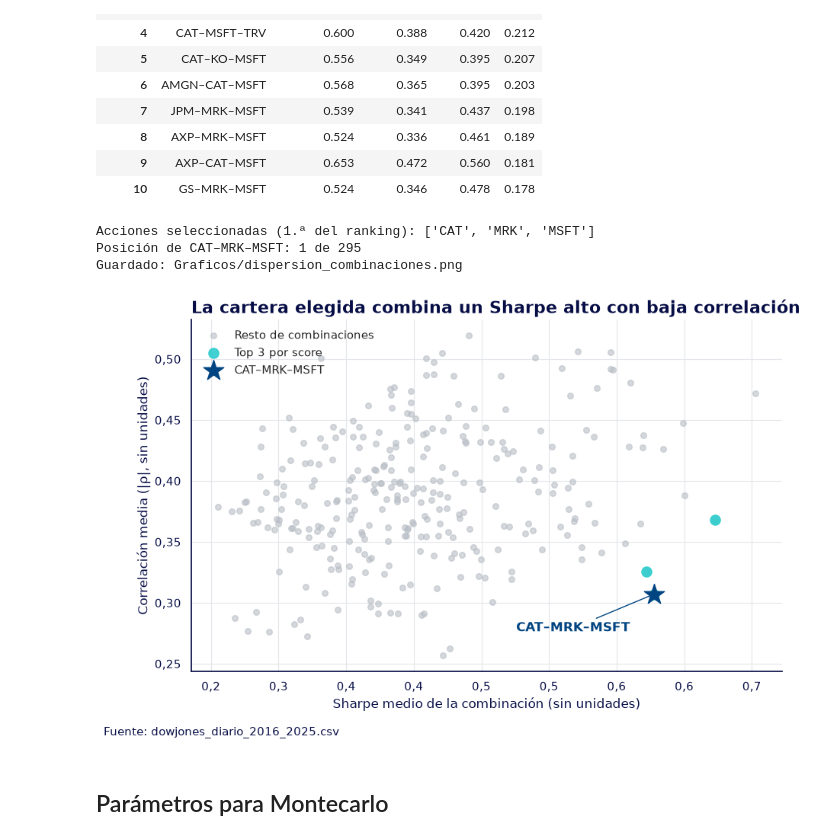
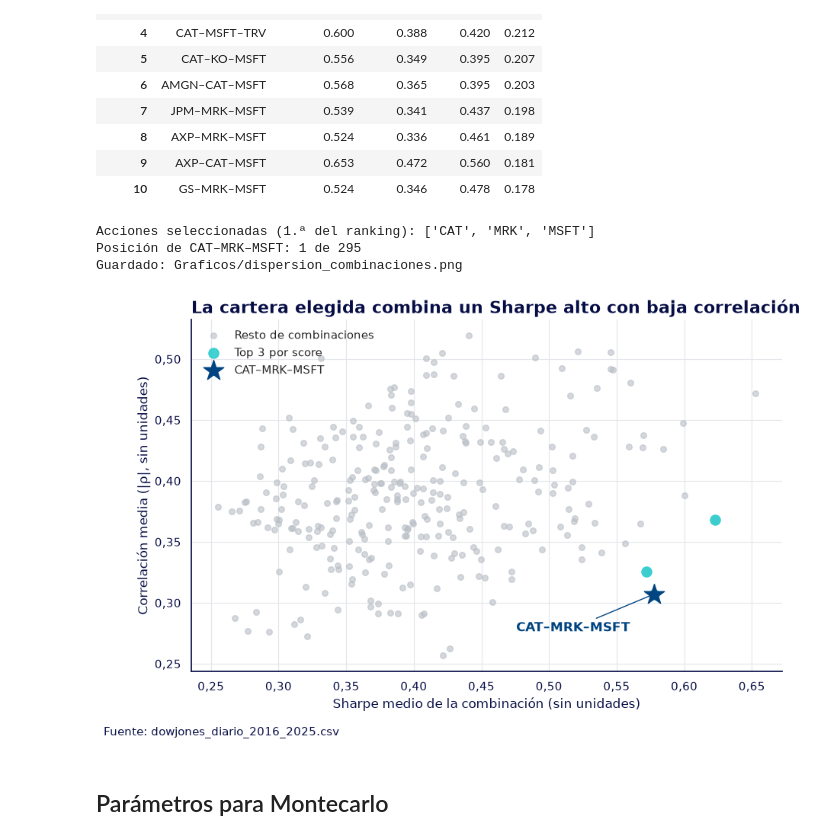
Before and after one commit to danielsoponaru/26_27_R09_Azul_Claro, a Jupyter notebook: seleccion_cartera.ipynb, the cells around one changed output. Saved outputs shown, nothing was run; the diff lists cells and outputs as text; code cells hidden in the pictures.

```diff
--- a/seleccion_cartera.ipynb
+++ b/seleccion_cartera.ipynb
@@ -514,35 +574,35 @@ seleccion = ranking.loc[1, 'combinacion'].split('–')
 print('Acciones seleccionadas (1.ª del ranking):', seleccion)
 assert sorted(seleccion) == sorted(cartera), 'La selección calculada no coincide con la cartera del notebook'
 
 nuestra = ranking[ranking['combinacion'] == 'CAT–MRK–MSFT']
 posicion = nuestra.index[0]
 print('Posición de CAT–MRK–MSFT:', posicion, 'de', len(ranking))
 
 top3 = ranking.head(3)
 
 fig, ax = plt.subplots()
 ax.scatter(ranking['sharpe_medio'], ranking['corr_media'], color=gris, s=30, alpha=0.6, label='Resto de combinaciones')
 ax.scatter(top3['sharpe_medio'], top3['corr_media'], color=BBVA['agua'], s=90, alpha=0.9, label='Top 3 por score')
 ax.scatter(nuestra['sharpe_medio'], nuestra['corr_media'], color=BBVA['principal'], marker='*', s=400, label='CAT–MRK–MSFT')
 
 ax.annotate('CAT–MRK–MSFT', (nuestra['sharpe_medio'].iloc[0], nuestra['corr_media'].iloc[0]),
             xytext=(-130, -35), textcoords='offset points', fontsize=12, fontweight='bold', color=BBVA['principal'],
             arrowprops=dict(arrowstyle='-', color=BBVA['principal']))
 
 ax.set_title('La cartera elegida combina un Sharpe alto con baja correlación')
 ax.set_xlabel('Sharpe medio de la combinación (sin unidades)')
 ax.set_ylabel('Correlación media (|ρ|, sin unidades)')
-ax.xaxis.set_major_formatter(lambda v, _: fmt_es(v, 1))
+ax.xaxis.set_major_formatter(lambda v, _: fmt_es(v, 2))
 ax.yaxis.set_major_formatter(lambda v, _: fmt_es(v, 2))
 ax.legend()
 plt.figtext(0.01, -0.03, fuente, fontsize=11, color=BBVA['marino'])
 guardar_mpl(fig, 'dispersion_combinaciones')
 plt.show()
 # %% [output]
 Acciones seleccionadas (1.ª del ranking): ['CAT', 'MRK', 'MSFT']
 Posición de CAT–MRK–MSFT: 1 de 295
 Guardado: Graficos/dispersion_combinaciones.png
-[figure, old version]
+[figure, new version]
 # %% [markdown]
 ## Parámetros para Montecarlo
 # %%
```
Also changed, not shown: parts of 5 cells of this notebook, 5 other files.
